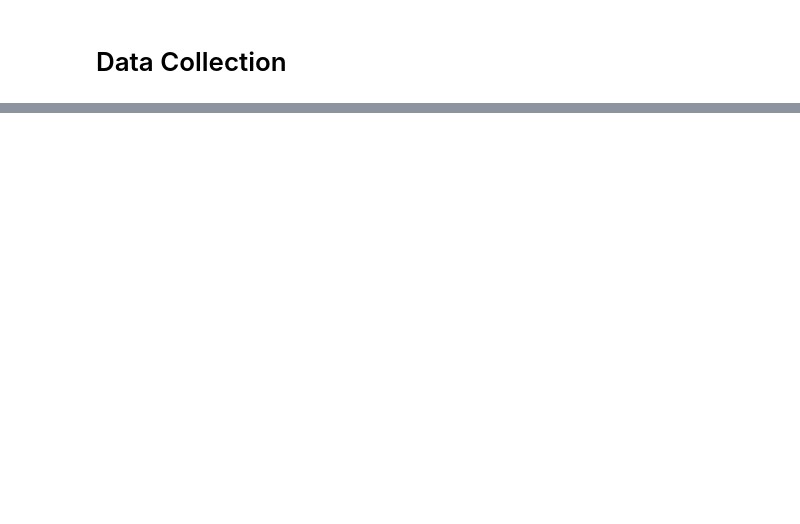
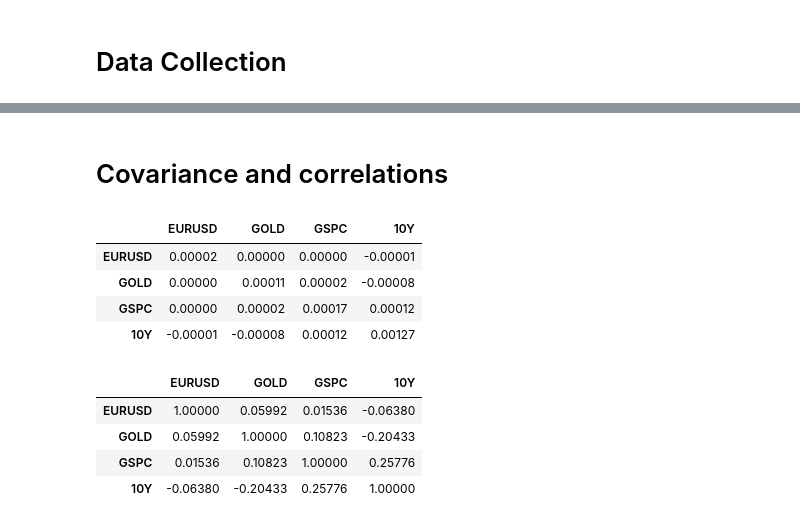
Before and after one commit to Mostafa-MMK/VaRBacktestingEngine, a Jupyter notebook: 01_Data_Preparation.ipynb, the cells around one changed output, grey strips where cells are left out. Drawn from its saved outputs; the diff is of its cells as text; code cells hidden in the pictures; blank space fills up the shorter version.

```diff
--- a/01_Data_Preparation.ipynb
+++ b/01_Data_Preparation.ipynb
@@ -130,0 +102,21 @@ df_stats.T
+# %% [markdown]
+# Covariance and correlations
+# %%
+# Calculating covariance
+
+df_cov = df_returns.cov()
+display(df_cov.round(5))
+
+df_corr = df_returns.corr()
+display(df_corr.round(5))
+# %% [output]
+|  | EURUSD | GOLD | GSPC | 10Y |
+| EURUSD | 0.00002 | 0.00000 | 0.00000 | -0.00001 |
+| GOLD | 0.00000 | 0.00011 | 0.00002 | -0.00008 |
+| GSPC | 0.00000 | 0.00002 | 0.00017 | 0.00012 |
+| 10Y | -0.00001 | -0.00008 | 0.00012 | 0.00127 |
+|  | EURUSD | GOLD | GSPC | 10Y |
+| EURUSD | 1.00000 | 0.05992 | 0.01536 | -0.06380 |
+| GOLD | 0.05992 | 1.00000 | 0.10823 | -0.20433 |
+| GSPC | 0.01536 | 0.10823 | 1.00000 | 0.25776 |
+| 10Y | -0.06380 | -0.20433 | 0.25776 | 1.00000 |
```
Also changed, not shown: parts of 20 cells of this notebook.
